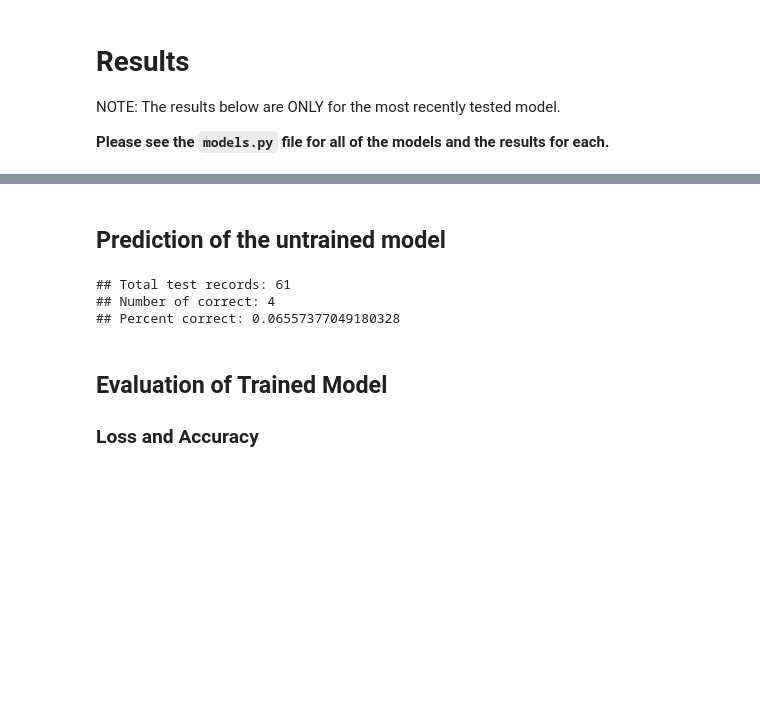
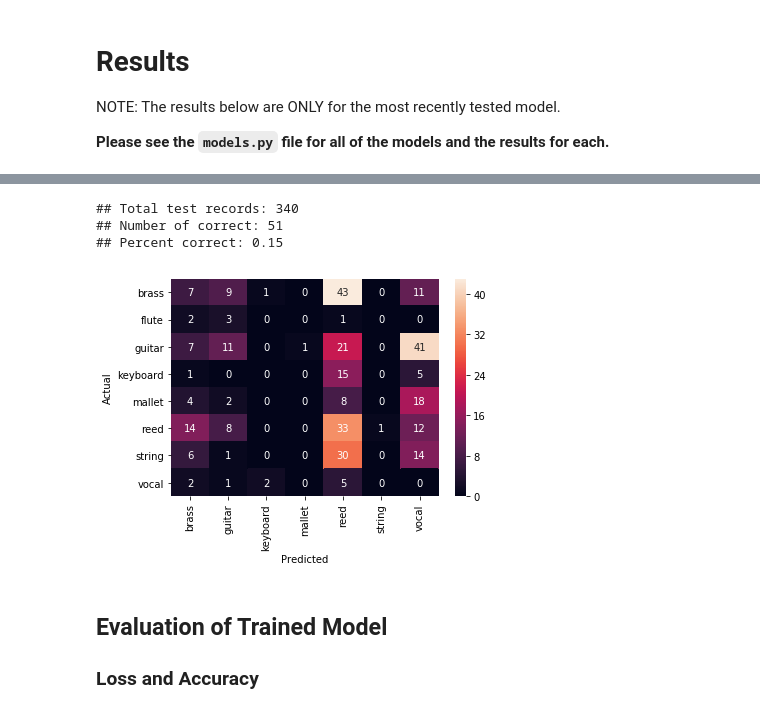
Before and after one commit to sammywachtel/udacity_capstone, a Jupyter notebook: identify_instrument.ipynb, the cells around one changed output, grey strips where cells are left out. Saved outputs shown, nothing was run; the diff lists cells and outputs as text; code cells hidden in the pictures; blank space fills up the shorter version.

```diff
--- a/identify_instrument.ipynb
+++ b/identify_instrument.ipynb
@@ -355,20 +440,22 @@ print('## Loss: ', score_untrained[0], ' Accuracy: ', score_untrained[1])
-# %% [markdown]
-## Prediction of the untrained model
 # %%
 ## Testing the untrained model
 importlib.reload(general_utils)
 
-results = general_utils.run_prediction(untrained_test_model, test_generator, steps_test)
+results, y_predicted, y_actual = general_utils.run_prediction(untrained_test_model, test_generator)
 
 num_untrained_test_correct = np.count_nonzero(results)
 
 print('## Total test records:', len(results))
 print('## Number of correct:', num_untrained_test_correct)
 print('## Percent correct:', num_untrained_test_correct/len(results))
+
+data_labels_dict = general_utils.get_label_dict_from_generator(test_generator)
+general_utils.display_confusion(y_predicted, y_actual, data_labels_dict)
 # %% [output]
-## Total test records: 61
-## Number of correct: 4
-## Percent correct: 0.06557377049180328
+## Total test records: 340
+## Number of correct: 51
+## Percent correct: 0.15
+[figure, added]
 # %% [markdown]
 ## Evaluation of Trained Model
 ### Loss and Accuracy
```
Also changed, not shown: parts of 31 cells of this notebook, 3 other files.
